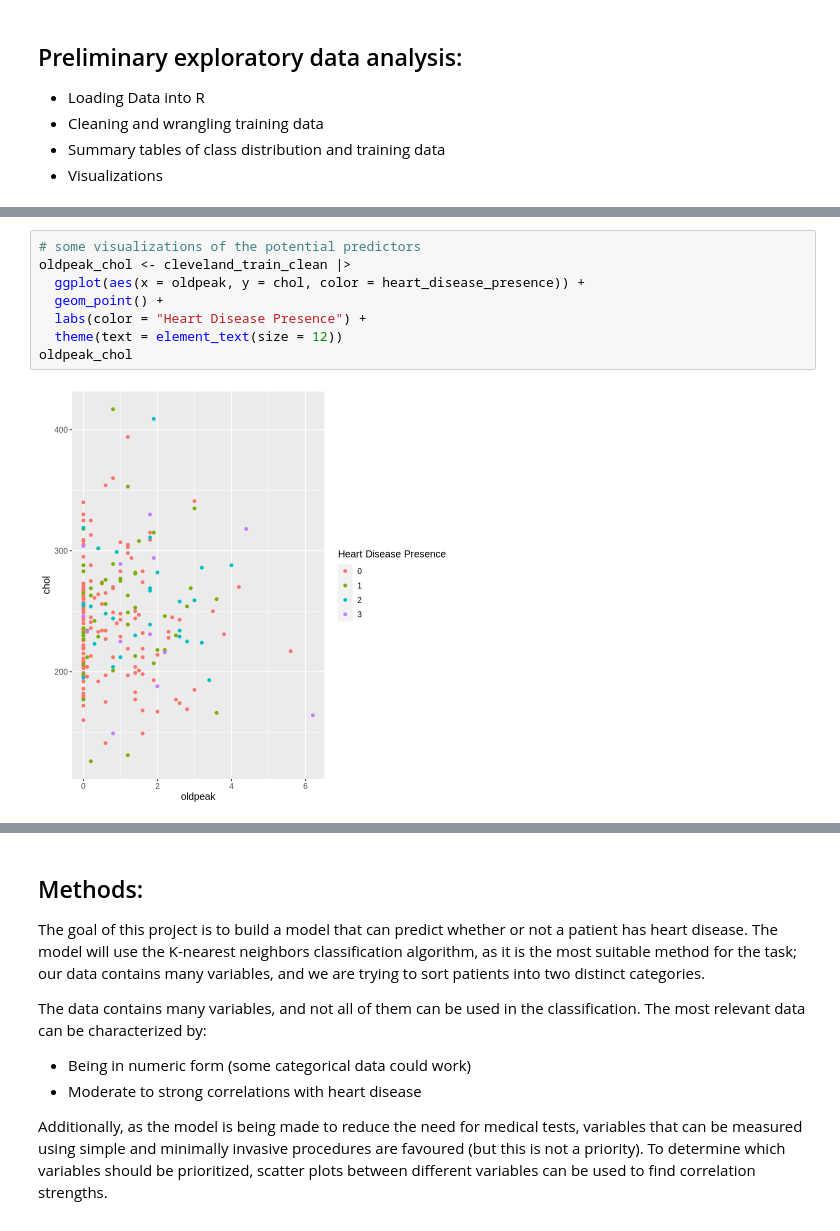
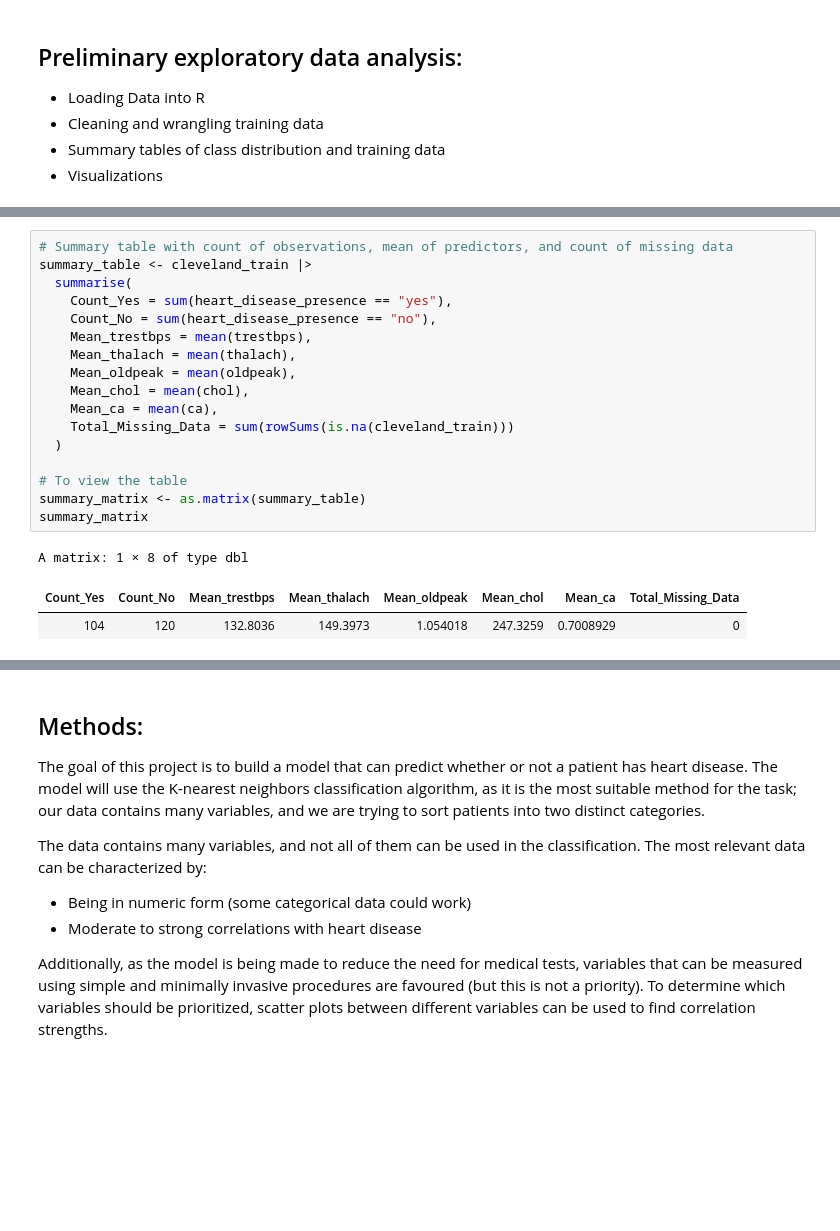
Before and after one commit to latmerlin/dsci100, a Jupyter notebook: Cleveland.ipynb, the cells around one changed output, grey strips where cells are left out. Saved outputs shown, nothing was run; the diff lists cells and outputs as text; blank space fills up the shorter version.

```diff
--- a/Cleveland.ipynb
+++ b/Cleveland.ipynb
@@ -236,10 +117,21 @@ thalach_chol
-# %%
-# some visualizations of the potential predictors
-oldpeak_chol <- cleveland_train_clean |>
-  ggplot(aes(x = oldpeak, y = chol, color = heart_disease_presence)) +
-  geom_point() +
-  labs(color = "Heart Disease Presence") +
-  theme(text = element_text(size = 12))
-oldpeak_chol
-# %% [output]
-[figure, removed]
+# %%
+# Summary table with count of observations, mean of predictors, and count of missing data
+summary_table <- cleveland_train |>
+  summarise(
+    Count_Yes = sum(heart_disease_presence == "yes"),
+    Count_No = sum(heart_disease_presence == "no"),
+    Mean_trestbps = mean(trestbps),
+    Mean_thalach = mean(thalach),
+    Mean_oldpeak = mean(oldpeak),
+    Mean_chol = mean(chol),
+    Mean_ca = mean(ca),
+    Total_Missing_Data = sum(rowSums(is.na(cleveland_train)))
+  )
+
+# To view the table
+summary_matrix <- as.matrix(summary_table)
+summary_matrix
+# %% [output]
+A matrix: 1 × 8 of type dbl
+| Count_Yes | Count_No | Mean_trestbps | Mean_thalach | Mean_oldpeak | Mean_chol | Mean_ca | Total_Missing_Data |
+| 104 | 120 | 132.8036 | 149.3973 | 1.054018 | 247.3259 | 0.7008929 | 0 |
```
Also changed, not shown: parts of 13 cells of this notebook.
